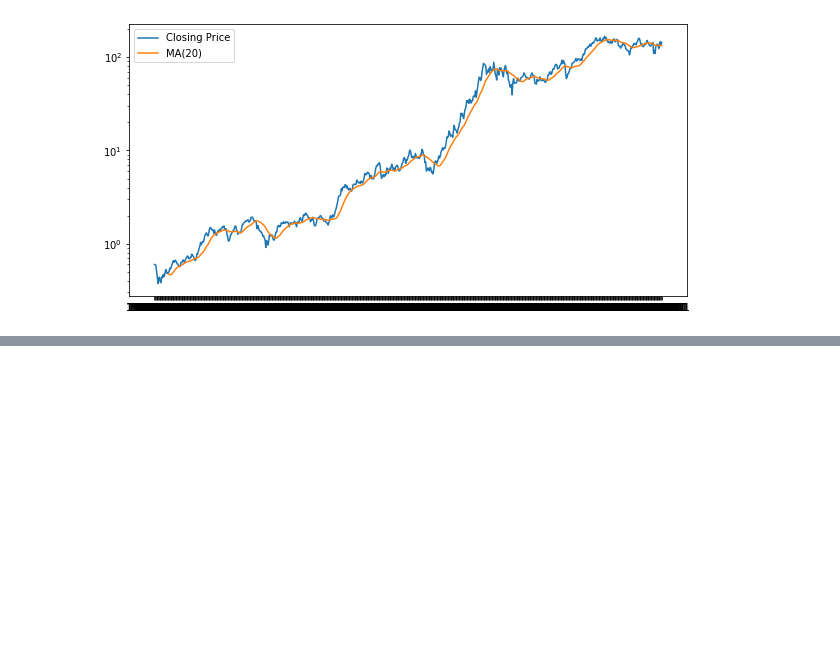
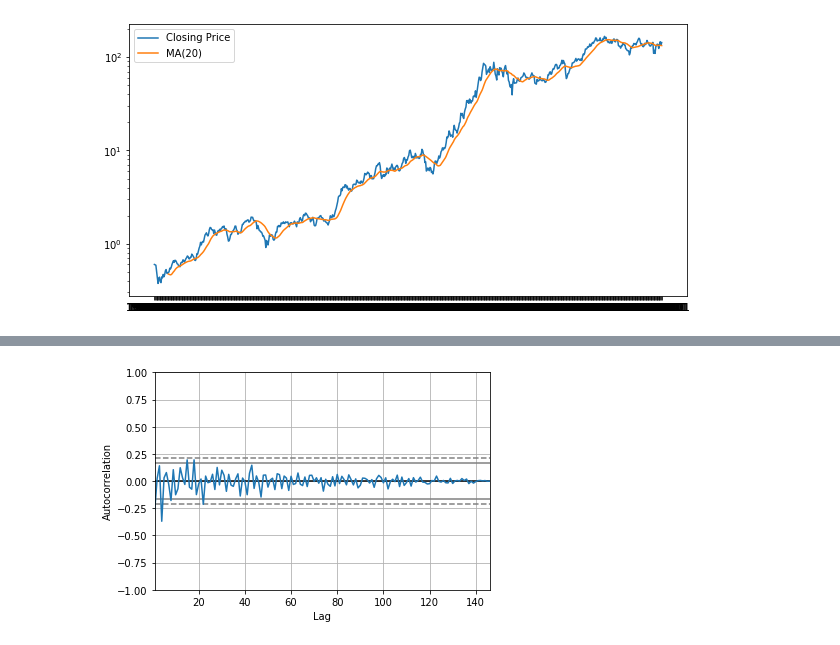
Before and after one commit to damiansp/TS, a Jupyter notebook: python/practical_TSA/02_understanding_TS_data/06_decomposition.py.ipynb, the cells around one changed output, grey strips where cells are left out. Saved outputs shown, nothing was run; the diff lists cells and outputs as text; code cells hidden in the pictures; blank space fills up the shorter version.

```diff
--- a/python/practical_TSA/02_understanding_TS_data/06_decomposition.py.ipynb
+++ b/python/practical_TSA/02_understanding_TS_data/06_decomposition.py.ipynb
@@ -55,0 +96,6 @@ plt.legend();
+# %%
+resids_qtr_diff = resids.diff(4)
+resids_qtr_diff = resids_qtr_diff.loc[~pd.isnull(resids_qtr_diff)]
+acf(resids_qtr_diff);
+# %% [output]
+[figure, added]
```
Also changed, not shown: parts of 8 cells of this notebook, 1 other file.
